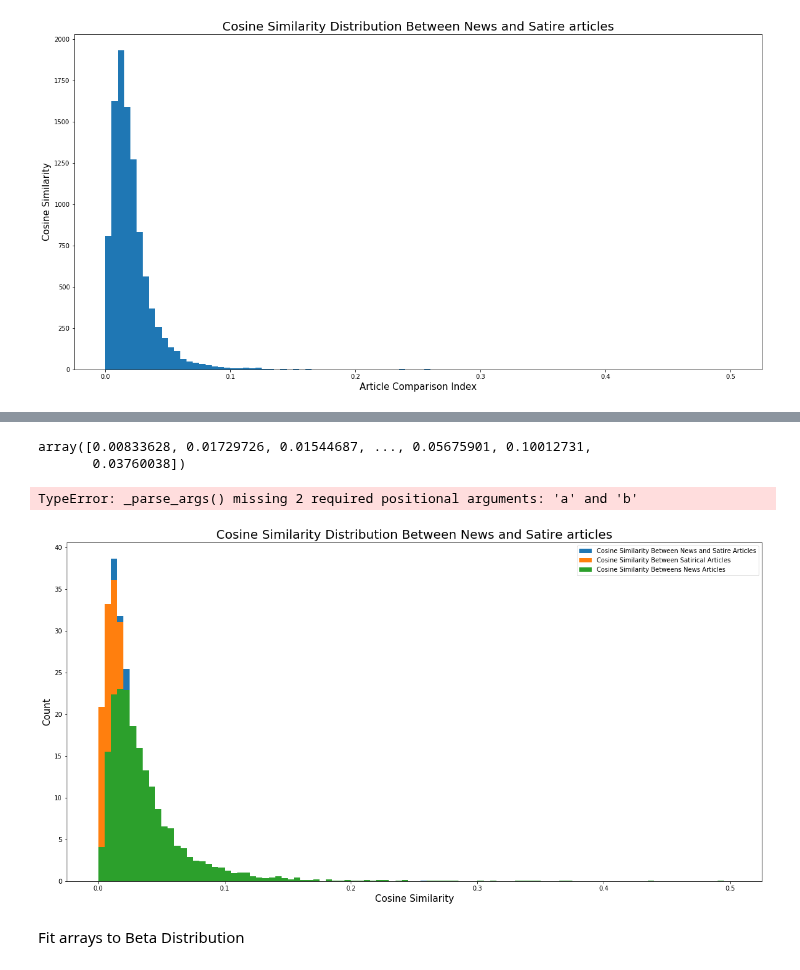
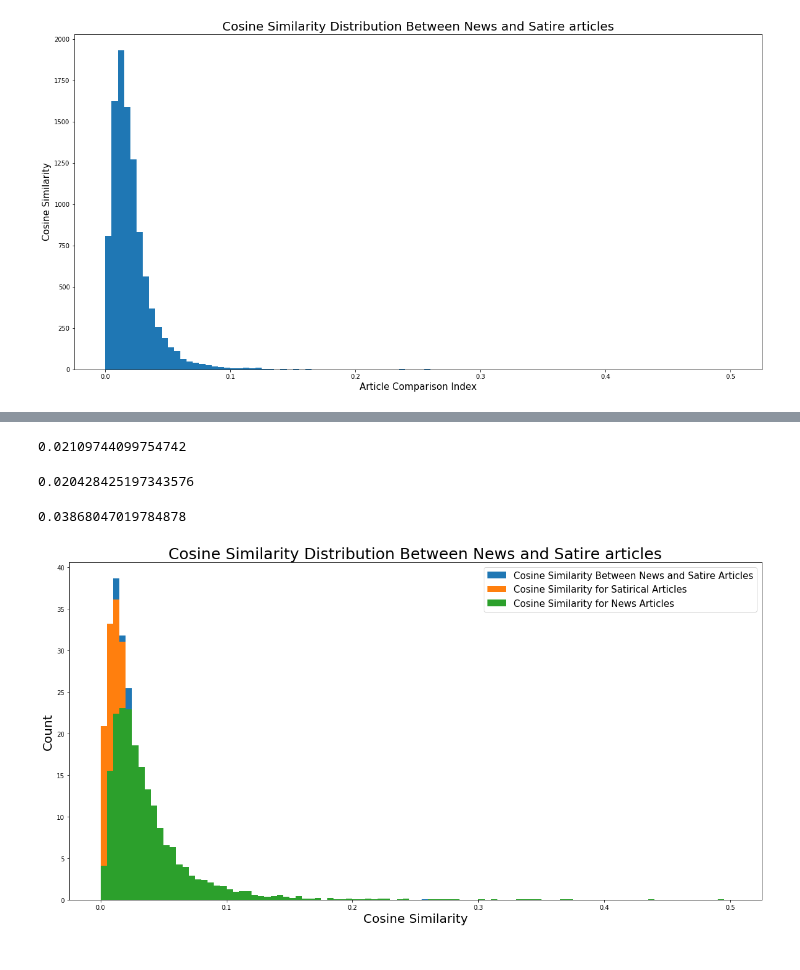
Before and after one commit to johncpolitte/News_or_Satire, a Jupyter notebook: Fresh_notebook_for_cleaning.ipynb, the cells around one changed output, grey strips where cells are left out. Saved outputs shown, nothing was run; the diff lists cells and outputs as text; code cells hidden in the pictures.

```diff
--- a/Fresh_notebook_for_cleaning.ipynb
+++ b/Fresh_notebook_for_cleaning.ipynb
@@ -114,7 +101,7 @@ def new_cleaner(df):
         #samp1 = re.sub('[''\”\“\‘;:\'\'\'•·%$!&+}{|><_…/\’*0123456789\`]', '', article)
         #samp2 = re.sub('[-—]', ' ', samp1)
         samp1 = re.sub(r'\W+', ' ', article)
-        samp2 = re.sub('[0123456789]', '', samp1)
+        samp2 = re.sub('[0123456789_]', '', samp1)
         samp3 = samp2.replace('news','')
         clean_list.append(samp3.replace('fox',''))
     df['Article'] = clean_list
@@ -1011,25 +1024,26 @@ array([0.00682162, 0.03007395, 0.01036417, ..., 0.03527077, 0.03821166,
-# %%
-final_news_sims
-# %% [output]
-array([0.00833628, 0.01729726, 0.01544687, ..., 0.05675901, 0.10012731,
-       0.03760038])
-# %%
-beta.pdf(final_combo_sims)
-# %% [output]
-TypeError: _parse_args() missing 2 required positional arguments: 'a' and 'b'
+# %%
+np.mean(final_combo_sims)
+# %% [output]
+0.02109744099754742
+# %%
+np.mean(final_sat_sims)
+# %% [output]
+0.020428425197343576
+# %%
+np.mean(final_news_sims)
+# %% [output]
+0.03868047019784878
 # %%
 fig, ax = plt.subplots(figsize = (20,10))
 
 combo_hist =plt.hist(final_combo_sims, bins=100, range=(0,.5), label='Cosine Similarity Between News and Satire Articles', normed=True)
-sat_hist = plt.hist(final_sat_sims, bins=100, range=(0,.5), label='Cosine Similarity Between Satirical Articles',normed=True)
-news_hist = plt.hist(final_news_sims, bins=100, range=(0,.5), label= 'Cosine Similarity Betweens News Articles',normed=True)
+sat_hist = plt.hist(final_sat_sims, bins=100, range=(0,.5), label='Cosine Similarity for Satirical Articles',normed=True)
+news_hist = plt.hist(final_news_sims, bins=100, range=(0,.5), label= 'Cosine Similarity for News Articles',normed=True)
 
-ax.set_title("Cosine Similarity Distribution Between News and Satire articles", fontsize = 20)
-ax.set_ylabel("Count", fontsize = 15)
-ax.set_xlabel("Cosine Similarity", fontsize = 15)
-plt.legend()
+ax.set_title("Cosine Similarity Distribution Between News and Satire articles", fontsize = 25)
+ax.set_ylabel("Count", fontsize = 20)
+ax.set_xlabel("Cosine Similarity", fontsize = 20)
+plt.legend(fontsize = 15)
 plt.show()
 # %% [output]
-[figure, old version]
+[figure, new version]
-# %% [markdown]
-Fit arrays to Beta Distribution
```
Also changed, not shown: parts of 24 cells of this notebook.
